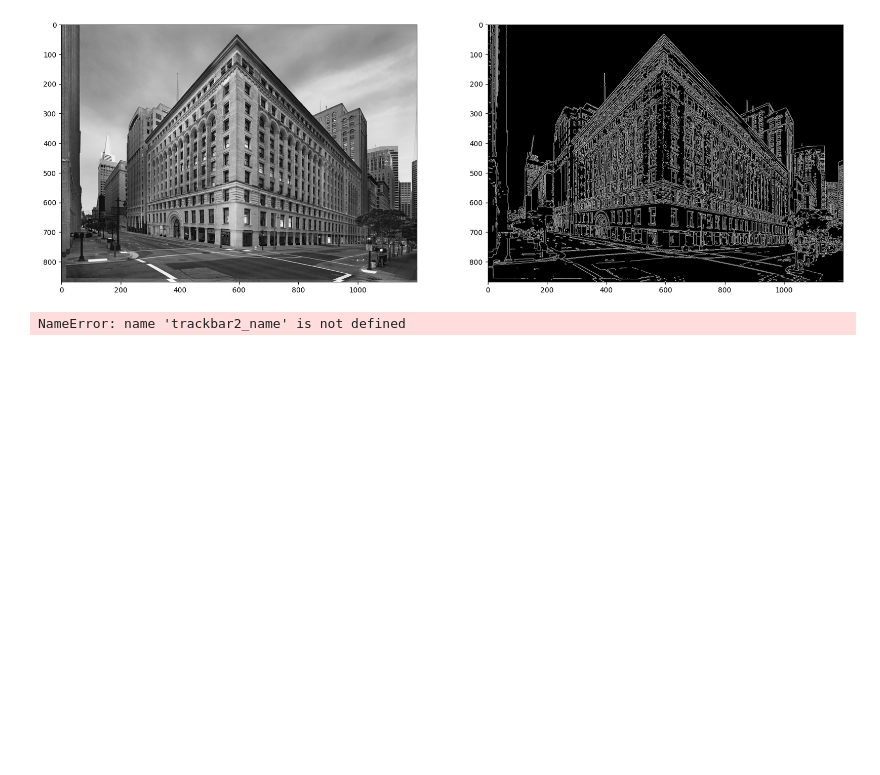
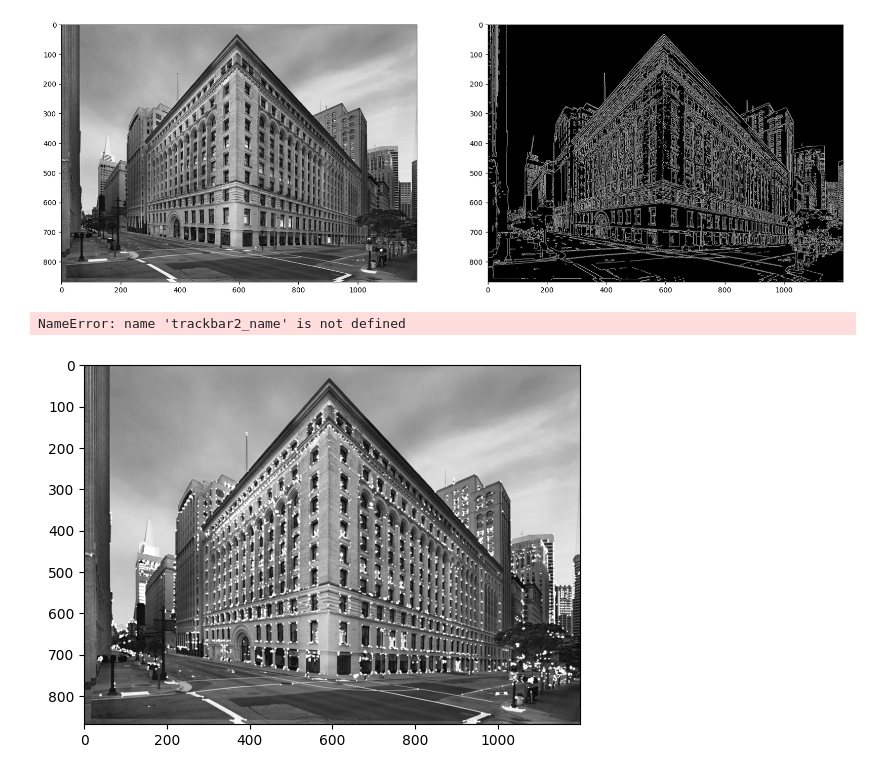
Before and after one commit to RPX2001/Computer-Vision-Codes, a Jupyter notebook: Edge_detection1.ipynb, the cells around one changed output. Cells and saved outputs as stored; diff of their text form; code cells hidden in the pictures; blank space fills up the shorter version.

Commit message:
harris corner

```diff
--- a/Edge_detection1.ipynb
+++ b/Edge_detection1.ipynb
@@ -126,3 +126,27 @@ cv.waitKey()
 cv.destroyAllWindows()
 # %% [output]
 NameError: name 'trackbar2_name' is not defined
+# %%
+# Harris corner detector
+
+import cv2 as cv
+import numpy as np
+import matplotlib.pyplot as plt
+
+img = cv.imread('images/building.jpg',0)
+img = np.float32(img)
+
+# Harris corner detector
+dst = cv.cornerHarris(img,2,3,0.04)
+
+# dilate the corner points
+dst = cv.dilate(dst,None)
+
+# threshold
+img[dst>0.01*dst.max()] = 255
+
+# plot
+plt.imshow(img, cmap='gray')
+plt.show()
+# %% [output]
+[figure, added]
```
